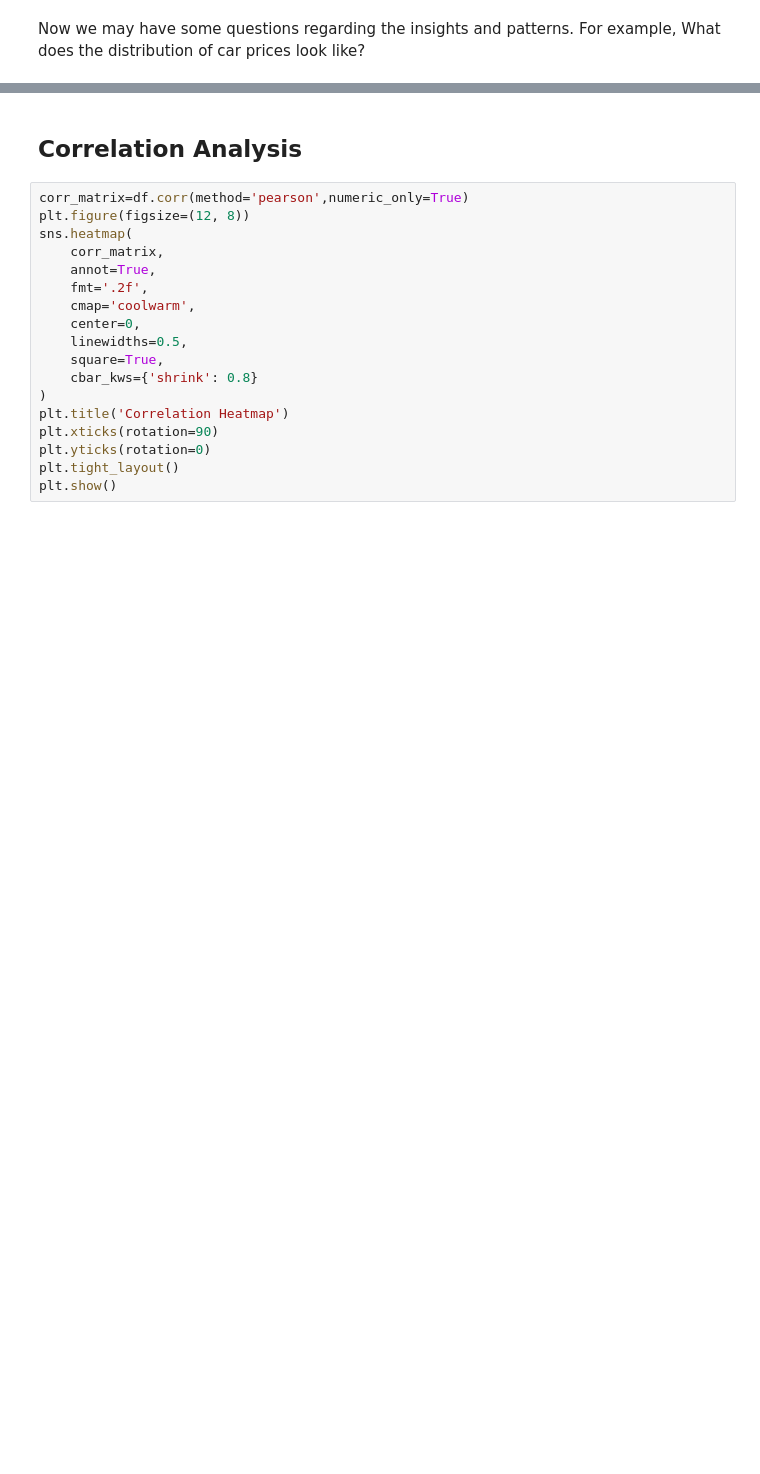
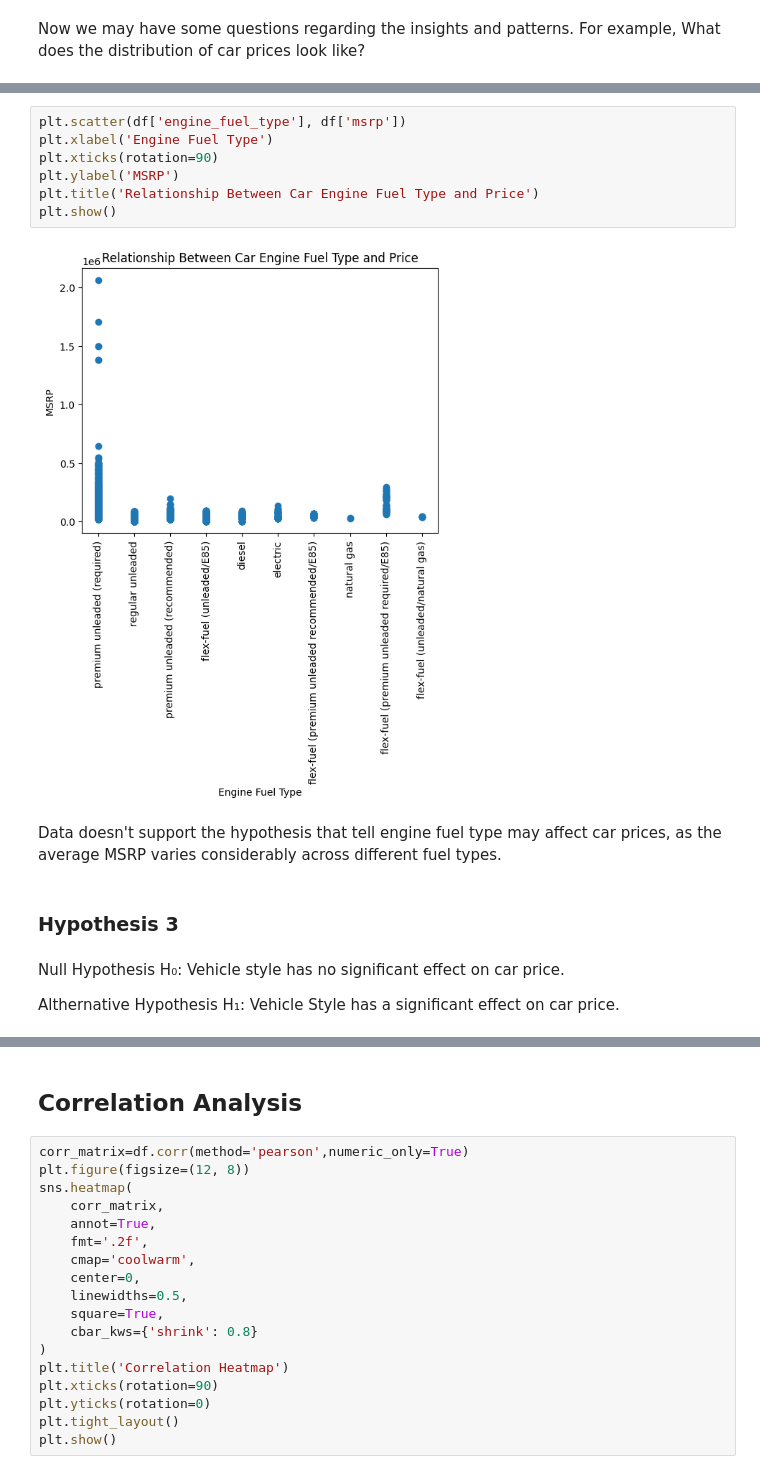
Before and after one commit to basmalamoataz/Samsung-car-price-analysis, a Jupyter notebook: Clean Data/statistics.ipynb, the cells around one changed output, grey strips where cells are left out. Drawn from its saved outputs; the diff is of its cells as text; blank space fills up the shorter version.

```diff
--- a/Clean Data/statistics.ipynb
+++ b/Clean Data/statistics.ipynb
@@ -75,0 +178,17 @@ For example, What does the distribution of car prices look like?
+# %%
+plt.scatter(df['engine_fuel_type'], df['msrp'])
+plt.xlabel('Engine Fuel Type')
+plt.xticks(rotation=90)
+plt.ylabel('MSRP')
+plt.title('Relationship Between Car Engine Fuel Type and Price')
+plt.show()
+# %% [output]
+[figure, added]
+# %% [markdown]
+Data doesn't support the hypothesis that tell engine fuel type may affect car prices, as the average MSRP varies considerably across different fuel types.
+# %% [markdown]
+### Hypothesis 3
+# %% [markdown]
+Null Hypothesis H₀: Vehicle style has no significant effect on car price.
+
+Althernative Hypothesis H₁: Vehicle Style has a significant effect on car price.
```
Also changed, not shown: parts of 26 cells of this notebook.
